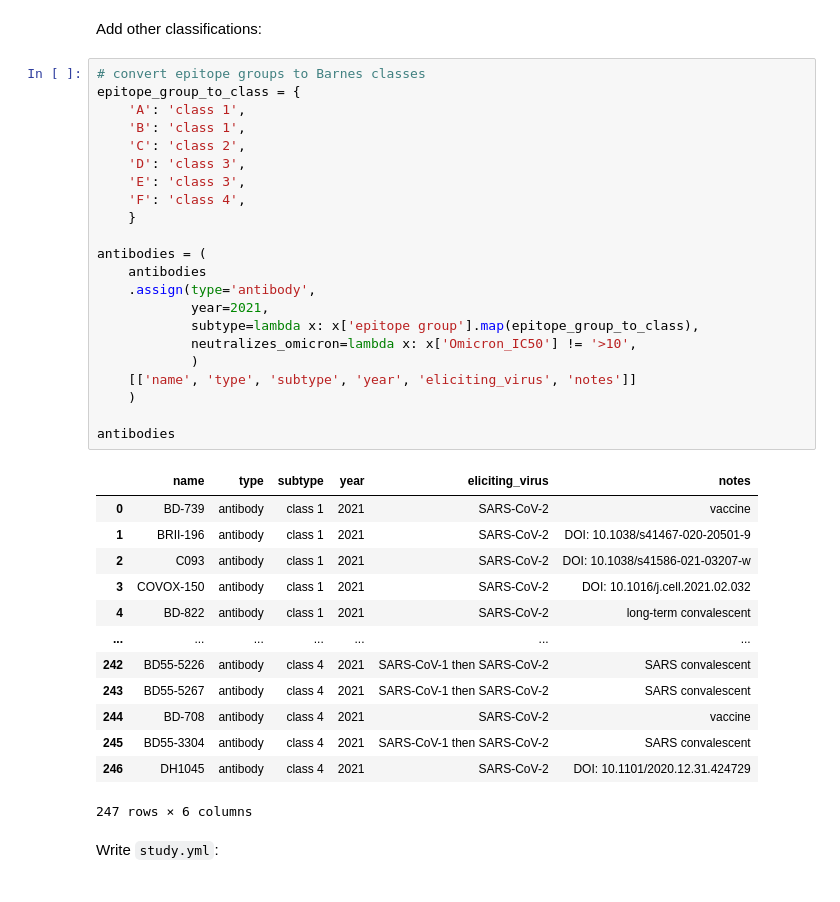
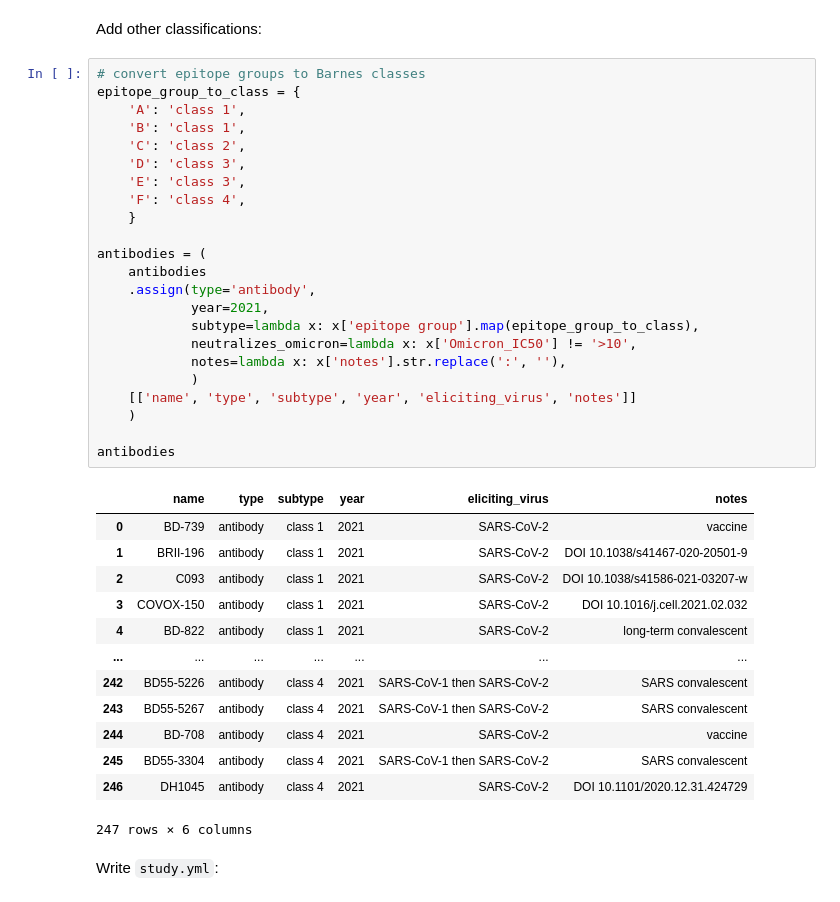
Before and after one commit to jbloomlab/SARS2_RBD_Ab_escape_maps, a Jupyter notebook: data/2021_Cao/process_data.ipynb, the cells around one changed output. Saved outputs shown, nothing was run; the diff lists cells and outputs as text.

```diff
--- a/data/2021_Cao/process_data.ipynb
+++ b/data/2021_Cao/process_data.ipynb
@@ -147,38 +150,39 @@ Add other classifications:
 # %%
 # convert epitope groups to Barnes classes
 epitope_group_to_class = {
     'A': 'class 1',
     'B': 'class 1',
     'C': 'class 2',
     'D': 'class 3',
     'E': 'class 3',
     'F': 'class 4',
     }
 
 antibodies = (
     antibodies
     .assign(type='antibody',
             year=2021,
             subtype=lambda x: x['epitope group'].map(epitope_group_to_class),
             neutralizes_omicron=lambda x: x['Omicron_IC50'] != '>10',
+            notes=lambda x: x['notes'].str.replace(':', ''),
             )
     [['name', 'type', 'subtype', 'year', 'eliciting_virus', 'notes']]
     )
 
 antibodies
 # %% [output]
 |  | name | type | subtype | year | eliciting_virus | notes |
 | 0 | BD-739 | antibody | class 1 | 2021 | SARS-CoV-2 | vaccine |
-| 1 | BRII-196 | antibody | class 1 | 2021 | SARS-CoV-2 | DOI: 10.1038/s41467-020-20501-9 |
-| 2 | C093 | antibody | class 1 | 2021 | SARS-CoV-2 | DOI: 10.1038/s41586-021-03207-w |
-| 3 | COVOX-150 | antibody | class 1 | 2021 | SARS-CoV-2 | DOI: 10.1016/j.cell.2021.02.032 |
+| 1 | BRII-196 | antibody | class 1 | 2021 | SARS-CoV-2 | DOI 10.1038/s41467-020-20501-9 |
+| 2 | C093 | antibody | class 1 | 2021 | SARS-CoV-2 | DOI 10.1038/s41586-021-03207-w |
+| 3 | COVOX-150 | antibody | class 1 | 2021 | SARS-CoV-2 | DOI 10.1016/j.cell.2021.02.032 |
 | 4 | BD-822 | antibody | class 1 | 2021 | SARS-CoV-2 | long-term convalescent |
 | ... | ... | ... | ... | ... | ... | ... |
 | 242 | BD55-5226 | antibody | class 4 | 2021 | SARS-CoV-1 then SARS-CoV-2 | SARS convalescent |
 | 243 | BD55-5267 | antibody | class 4 | 2021 | SARS-CoV-1 then SARS-CoV-2 | SARS convalescent |
 | 244 | BD-708 | antibody | class 4 | 2021 | SARS-CoV-2 | vaccine |
 | 245 | BD55-3304 | antibody | class 4 | 2021 | SARS-CoV-1 then SARS-CoV-2 | SARS convalescent |
-| 246 | DH1045 | antibody | class 4 | 2021 | SARS-CoV-2 | DOI: 10.1101/2020.12.31.424729 |
+| 246 | DH1045 | antibody | class 4 | 2021 | SARS-CoV-2 | DOI 10.1101/2020.12.31.424729 |
 247 rows × 6 columns
 # %% [markdown]
 Write `study.yml`:
```
Also changed, not shown: parts of 4 cells of this notebook, 2 other files.
